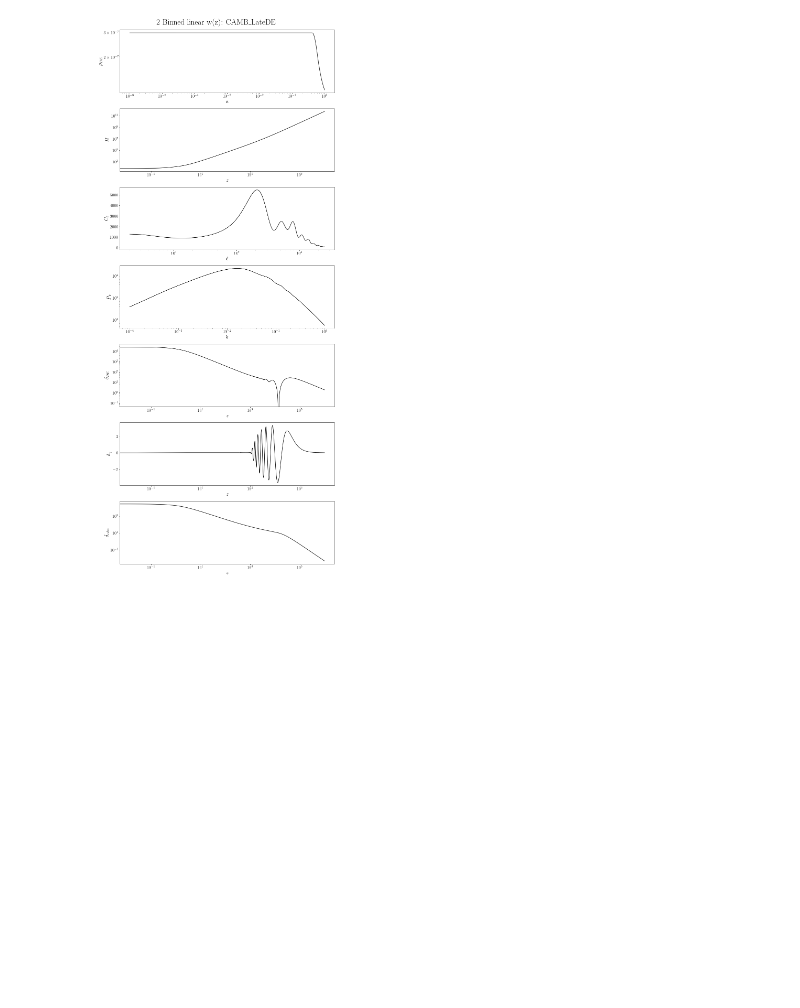
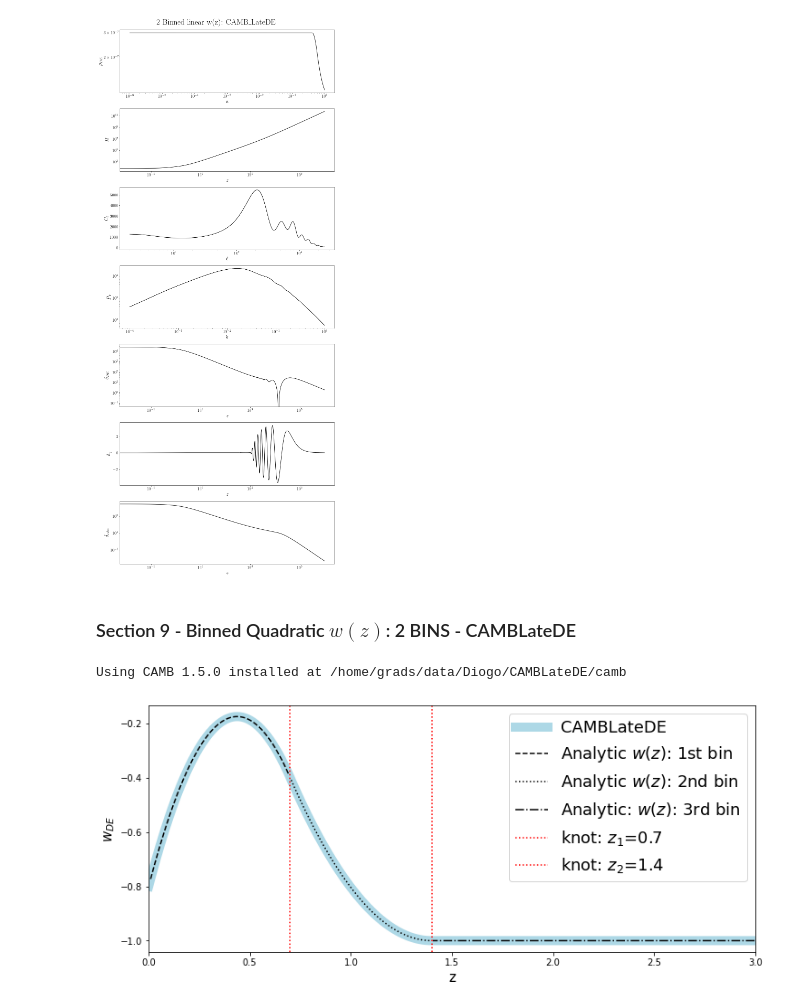
Before and after one commit to SBU-COSMOLIKE/CAMB, a Jupyter notebook: docs/LateDE_test.ipynb, the cells around one changed output. Drawn from its saved outputs; the diff is of its cells as text; code cells hidden in the pictures; blank space fills up the shorter version.

Commit message:
Binned quadratic w(z) implemented for two bins

```diff
--- a/docs/LateDE_test.ipynb
+++ b/docs/LateDE_test.ipynb
@@ -1835,3 +1836,15 @@ plt.tight_layout()
 plt.show()
 # %% [output]
 [figure]
+# %% [markdown]
+### Section 9 - Binned Quadratic $w(z)$: 2 BINS - CAMBLateDE
+# %%
+# CAMB LateDE
+import numpy as np
+import matplotlib.pyplot as plt
+import camb, os, sys
+
+#Check which CAMB is installed
+print('Using CAMB %s installed at %s'%(camb.__version__,os.path.dirname(camb.__file__)))
+# %% [output]
+Using CAMB 1.5.0 installed at /home/grads/data/Diogo/CAMBLateDE/camb
@@ -1837,0 +1866,64 @@ plt.show()
+# %%
+scale_factor = np.logspace(-6, 0, 2000)
+redshift = 1/scale_factor - 1
+
+latede_results = camb.get_results(latede_cosmology)
+rho_test, w_test = latede_results.get_dark_energy_rho_w(scale_factor)
+
+latede_results = camb.get_results(latede_cosmology)
+rho_de = latede_results.get_background_densities(scale_factor)['de']
+# %%
+# # Model with 2 bins
+z0 = 0
+z1 = latede_results.Params.DarkEnergy.z1
+z2 = latede_results.Params.DarkEnergy.z2
+z3 = latede_results.Params.DarkEnergy.z3
+#
+w0 = latede_results.Params.DarkEnergy.w0
+w1 = latede_results.Params.DarkEnergy.w1
+w2 = latede_results.Params.DarkEnergy.w2
+w3 = latede_results.Params.DarkEnergy.w3
+
+Delta_z1 = z1-z0
+Delta_w1 = w1-w0
+Delta_z2 = z2-z1
+Delta_w2 = w2-w1
+
+# Boundary conditions -see my notes-
+wa0  = 2.*(Delta_w1/Delta_z1 - Delta_w2/Delta_z2)
+waa0 = -Delta_w1/Delta_z1**2 + 2.*Delta_w2/(Delta_z1*Delta_z2)
+wa1  =  2.*Delta_w2/Delta_z2
+waa1 =  -Delta_w2/Delta_z2**2
+wa2  = 0
+waa2 = 0
+
+w_1st_bin,w_2nd_bin,w_3rd_bin=[],[],[]
+redshift1,redshift2,redshift3=[],[],[]
+
+for i in np.arange(len(redshift)):
+    if (z0<redshift[i]<z1):
+        redshift1.append(redshift[i])
+        w_1st_bin.append(w0 + wa0*(redshift[i]-z0) + waa0*(redshift[i]-z0)**2)
+    elif (z1<redshift[i]<z2):
+        redshift2.append(redshift[i])
+        w_2nd_bin.append(w1 + wa1*(redshift[i]-z1) + waa1*(redshift[i]-z1)**2)
+    elif (z2<redshift[i]):
+        redshift3.append(redshift[i])
+        w_3rd_bin.append(w2 + wa2*(redshift[i]-z2) + waa2*(redshift[i]-z2)**2)
+
+plt.rcParams['figure.figsize'] = [12, 5]
+
+plt.plot(redshift,w_test,color='lightblue',lw=10,label='CAMBLateDE')
+plt.plot(redshift1,w_1st_bin,ls='--',color='black',label=r'Analytic $w(z)$: 1st bin')
+plt.plot(redshift2,w_2nd_bin,ls=':',color='black',label=r'Analytic $w(z)$: 2nd bin')
+plt.plot(redshift3,w_3rd_bin,ls='-.',color='black',label=r'Analytic: $w(z)$: 3rd bin')
+
+plt.axvline(x = z1,ls=':',c='r',label=r'knot: $z_1$={}'.format(z1))
+plt.axvline(x = z2,ls=':',c='r',label=r'knot: $z_2$={}'.format(z2))
+
+plt.xlabel('z',fontsize=15)
+plt.ylabel(r'$w_{DE}$',fontsize=15)
+plt.legend(loc='best',fontsize=18)
+plt.xlim(0,3);
+# %% [output]
+[figure, added]
```
Also changed, not shown: parts of 3 cells of this notebook, 1 other file.
